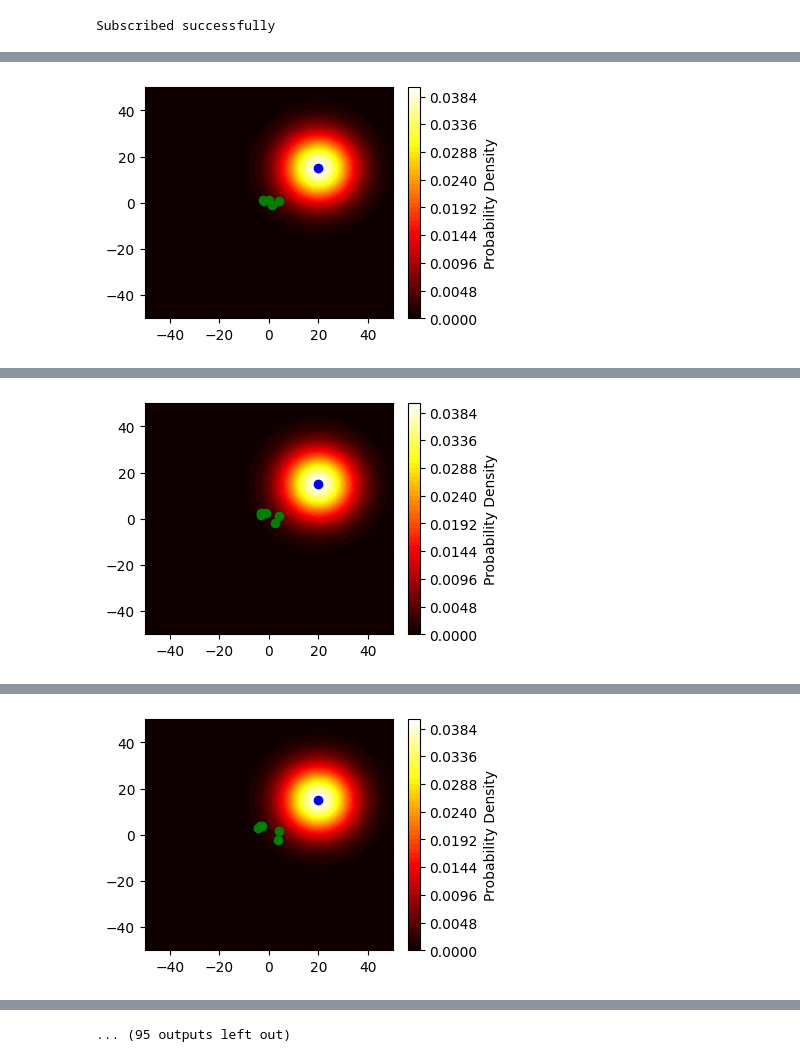
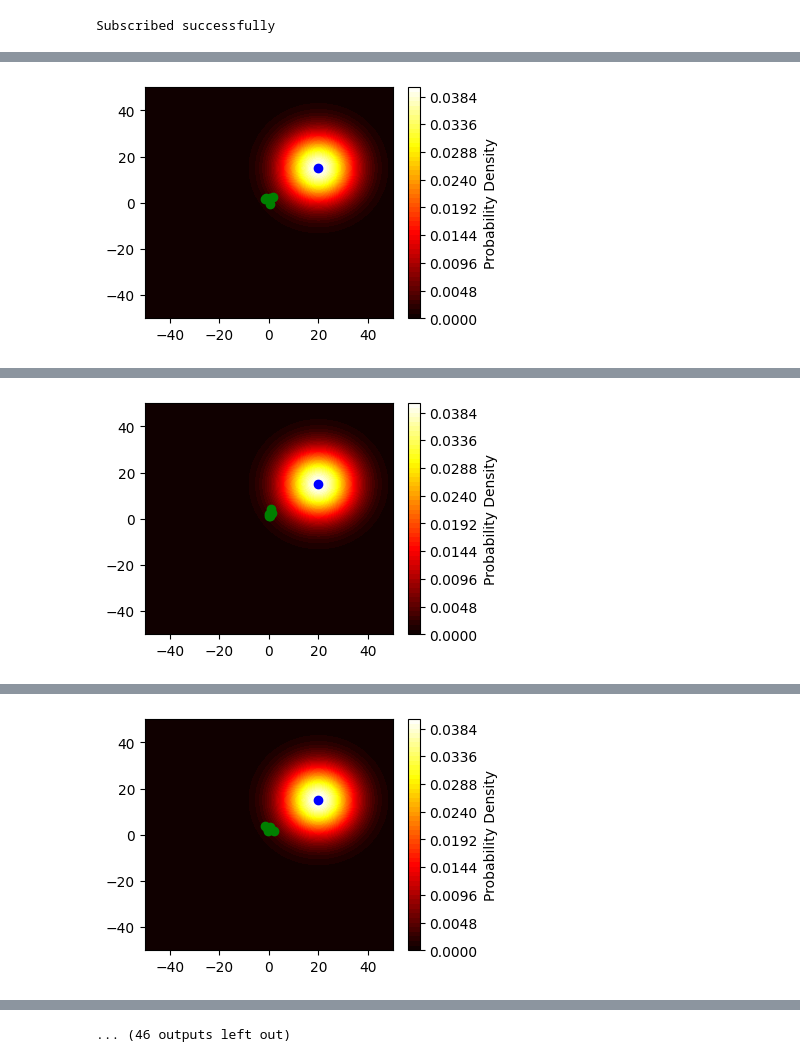
Before and after one commit to FDahlke/gazebo_sim, a Jupyter notebook: apptainer/temporaryNotebook.ipynb, the cells around one changed output, grey strips where cells are left out. Cells and saved outputs as stored; diff of their text form; code cells hidden in the pictures.

```diff
--- a/apptainer/temporaryNotebook.ipynb
+++ b/apptainer/temporaryNotebook.ipynb
@@ -68,7 +68,8 @@ Initialization of Drones and Solution Populations
 swarm = Swarm("rhea_swarm")
 
 # Spawn X drones and keep the returning ids as handles
-ids = swarm.spawn(NUM_DRONES)
+#ids = swarm.spawn(NUM_DRONES)
+ids = swarm.spawn(NUM_DRONES*POPULATION_SIZE)
 
 #Initialize Target Position
 Target_Position =np.array([20,15])
@@ -80,7 +81,7 @@ for i in range (NUM_DRONES):
     waypoints= np.append(waypoints,np.array([[math.ceil(i-(NUM_DRONES/2)),0.0,DRONE_HEIGHT]]), axis=0)
 
 #create Initial
-swarm.waypoints(ids, waypoints)
+#swarm.waypoints(ids, waypoints)
 
 #Visibility by Coordiantes File:
 grid_visibility = np.full((AREA_SIZE_X,AREA_SIZE_Y), INITIAL_VISIBILITY)
@@ -105,7 +106,7 @@ def calculate_world_coordinates(drone_pos, image_radius, img_x, img_y):
 
 
     return array_width,array_height
-def getOverlapArray(waypoints,img_width=512,img_height=512):
+def getOverlapArray(waypoints,offset,img_width=512,img_height=512):
 
     global targetSeen
     global lastSeenAt
@@ -147,7 +148,7 @@ def getOverlapArray(waypoints,img_width=512,img_height=512):
     for id in range(len(waypoints)):
         for i in range(img_width):
             for j in range(img_height):
-                if swarm.depth_images[id][i][j][0] > visibility_threshold:
+                if swarm.depth_images[id+(offset*NUM_DRONES)][i][j][0] > visibility_threshold:
                     world_x, world_y = calculate_world_coordinates(waypoints[id], camera_offset, j, i)
                     world_x_idx = int(((world_x - MinX[1]) / (MaxX[1] - MinX[1])) * array_width)
                     world_y_idx = int(((world_y - MinY[1]) / (MaxY[1] - MinY[1])) * array_height)
@@ -157,7 +158,7 @@ def getOverlapArray(waypoints,img_width=512,img_height=512):
 
                         #if a seen ground Tile is within 0.3 meters of the real target, it counts as seen
                         #
-                        if (distance.euclidean([world_x,world_y], Target_Position)<=0.3):
+                        if (distance.euclidean([world_x,world_y], Target_Position)<=0.3) and visibility_array[world_x_idx][world_y_idx]>0.5:
                             targetSeen = True
                             lastSeenAt = [world_x,world_y]
                             #print([world_x,world_y],Target_Position)
@@ -308,43 +311,44 @@ runNumber=0
 
 sigma=10
 
-
+print("Starting now!")
 
 while not finished:
     #wait until all drones received
-    if swarm.received_frames[ids[-1]]:
-        print(f"Starting Run number {runNumber}")
-        print(f"Swarm is currently at {problem.waypoints}")
-        runNumber+=1
+    #if swarm.received_frames[ids[-1]]:
+    print(f"Starting Run number {runNumber}")
+    print(f"Swarm is currently at {problem.waypoints}")
+    runNumber+=1
 
-        #get best solution
-        res = minimize(problem, algorithm, termination, seed=1, verbose=True)
-        _x= np.array(res.X)*4-2
-        best_solution = _x.reshape(-1, 2)
-        #best_solution = res.X.reshape(-1, 2)
-        print(f"Best Solution: \n {best_solution}")
-        #update waypoints
-        waypoints = waypoints + np.pad(best_solution,((0, 0), (0, 1)),mode='constant',constant_values=0)
-        swarm.waypoints(ids,waypoints)
-        print(f"Sending swarm to \n {waypoints}")
-        #update probability_grid and waypoints
-        problem.waypoints = waypoints
-        sigma+=1
+    #get best solution
+    res = minimize(problem, algorithm, termination, seed=1, verbose=True)
+    _x= np.array(res.X)*4-2
+    best_solution = _x.reshape(-1, 2)
+    #best_solution = res.X.reshape(-1, 2)
+    print(f"Best Solution: \n {best_solution}")
+    #update waypoints
+    waypoints = waypoints + np.pad(best_solution,((0, 0), (0, 1)),mode='constant',constant_values=0)
 
-        if targetSeen:
-            print("Target Seen!\n Updating target Position and resetting Sigma")
-            sigma = 2
-            Last_Known_Position= Target_Position
-            targetSeen = False
+    #swarm.waypoints(ids,waypoints)
+    print(f"Sending swarm to \n {waypoints}")
+    #update probability_grid and waypoints
+    problem.waypoints = waypoints
+    sigma+=1
 
-        problem.prob_density,x,y = getProbabilityGrid(Last_Known_Position,sigma)
+    if targetSeen:
+        print("Target Seen!\n Updating target Position and resetting Sigma")
+        sigma = 2
+        Last_Known_Position= Target_Position
+        targetSeen = False
+
+    problem.prob_density,x,y = getProbabilityGrid(Last_Known_Position,sigma)
 
 
 
-        plt.figure(figsize=(4, 3))
-        plt.contourf(x, y, prob_density, levels=50, cmap='hot')
-        plt.colorbar(label='Probability Density')
-        plt.scatter(Last_Known_Position[0],Last_Known_Position[1], color='blue', label='Last Known Position')
-        plt.scatter(waypoints[:, 0],waypoints[:, 1], color='green', label='Drones')
-        plt.show()
+    plt.figure(figsize=(4, 3))
+    plt.contourf(x, y, prob_density, levels=50, cmap='hot')
+    plt.colorbar(label='Probability Density')
+    plt.scatter(Last_Known_Position[0],Last_Known_Position[1], color='blue', label='Last Known Position')
+    plt.scatter(waypoints[:, 0],waypoints[:, 1], color='green', label='Drones')
+    plt.show()
 # %% [output]
@@ -386,2 +390,2 @@ A solution saw the target!
-[figure, old version]
+[figure, new version]
 Starting Run number 2
@@ -404,2 +408,2 @@ n_gen  |  n_eval  |     f_avg     |     f_min
-[figure, old version]
+[figure, new version]
 Starting Run number 3
@@ -422,2 +426,2 @@ n_gen  |  n_eval  |     f_avg     |     f_min
-[figure, old version]
+[figure, new version]
 Starting Run number 4
@@ -459 +463 @@ n_gen  |  n_eval  |     f_avg     |     f_min
-... (95 outputs left out)
+... (46 outputs left out)
```
Also changed, not shown: parts of 3 cells of this notebook.
